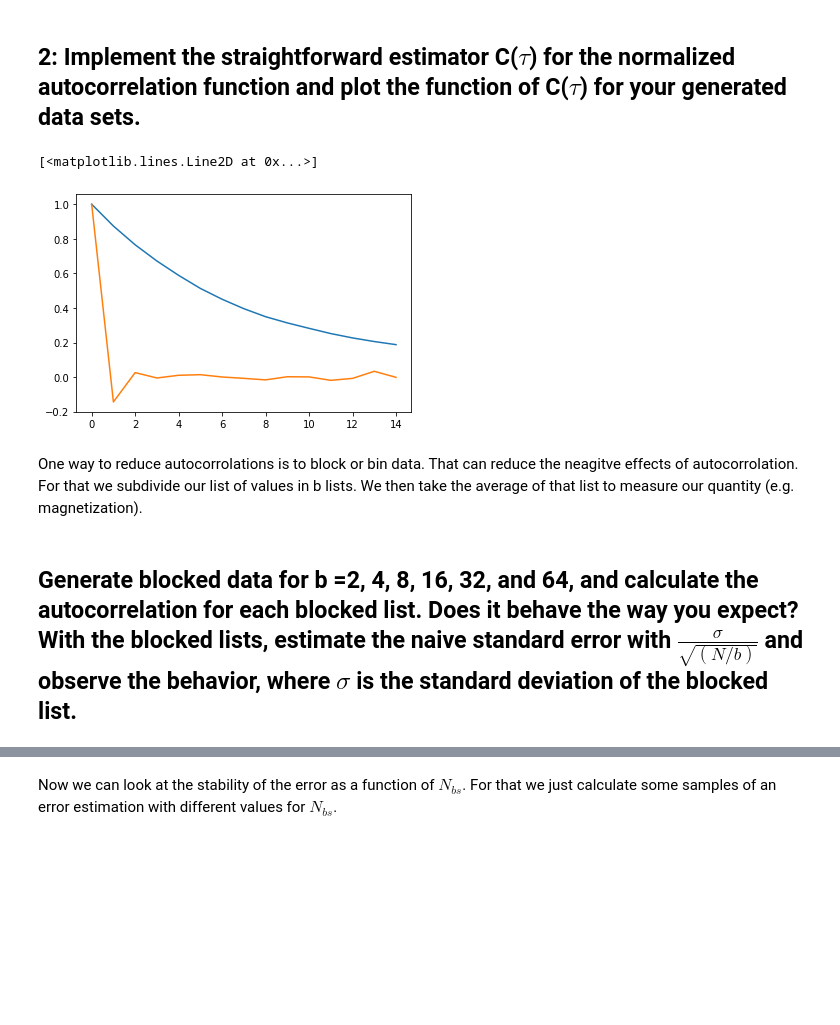
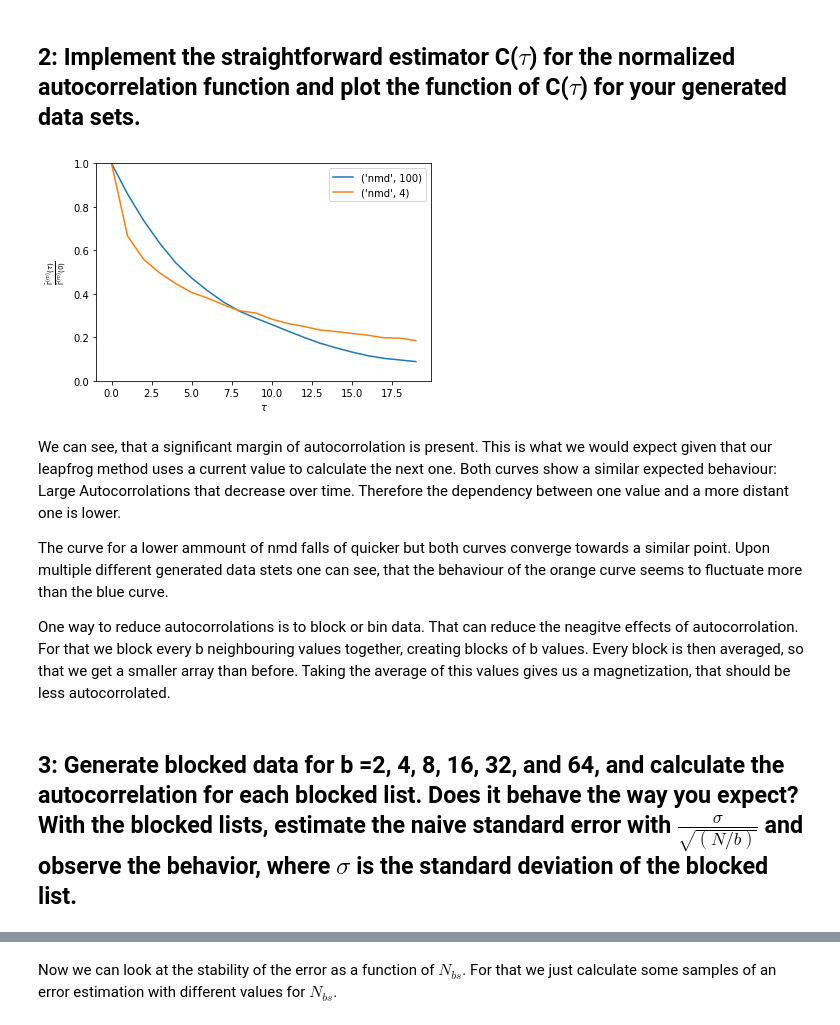
Before and after one commit to Trico94/physics760_Martin, a Jupyter notebook: Exercise 4/exercise4.ipynb, the cells around one changed output, grey strips where cells are left out. Drawn from its saved outputs; the diff is of its cells as text; code cells hidden in the pictures; blank space fills up the shorter version.

```diff
--- a/Exercise 4/exercise4.ipynb
+++ b/Exercise 4/exercise4.ipynb
@@ -14,5 +15,5 @@ import math
 import scipy.special as sp
 # %%
-#The magnetization as defined in exercise 3
-def O_magnetization(phi, N, beta_J, beta_h):
-    return(np.tanh(beta_h+phi))
+# The artificial Hamiltonian as defined in exercise 3
+def Hamiltonian(p , phi, N, beta_J, beta_h):
+    return ((p*p/2)+(phi*phi/(2*(beta_J)))-N*np.log(2*np.cosh(phi+beta_h)))
@@ -106,15 +82,19 @@ Now that we have carried over the functions form the last exercise sheet, we can
 
 The magnetization of the first hundred trajectories of these parameters can be seen in the diagram below:
 # %%
-# Generate Phis with the given parameters, deleting thermalization (first 200 entries) and calculate the magnetization
-phi_array_1 = np.delete(O_magnetization(generate_phi( 5, 0.02, 0.5, 100, 12800), 5, 0.02, 0.5),np.arange(4000))
-phi_array_2 = np.delete(O_magnetization(generate_phi( 5, 0.02, 0.5, 4, 12800), 5, 0.02, 0.5),np.arange(4000))
+# Generate magnetization arrays with the given parameters, deleting thermalization (first 4000 entries)
+phi_array_1 = np.delete(hybrid_mc( 5, 0.1, 0.5, 100, 12800),np.arange(4000))
+phi_array_2 = np.delete(hybrid_mc( 5, 0.1, 0.5, 4, 12800),np.arange(4000))
 
 
 # Plotting said values
-plt.plot(phi_array_1)
-plt.plot(phi_array_2)
+plt.plot(phi_array_1, label="nmd=100")
+plt.plot(phi_array_2, label="nmd=4")
+plt.legend(loc="best")
+plt.xlabel("trajectories")
+plt.ylabel("magnetization")
 plt.xlim(0, 500)
+plt.savefig("pictures/magnetization.png", dpi=600)
 
 # Average of the values (for comparison)
 print("Array 1:", np.average(phi_array_1), "Array 2:", np.average(phi_array_2))
@@ -156,28 +146,40 @@ def autocorrolation_estimator(array, tau, mean):
 # %% [markdown]
 ## 2: Implement the straightforward estimator C($\tau$) for the normalized autocorrelation function and plot the function of C($\tau$) for your generated data sets.
 # %%
-# Initilizing the array for the Values of the estimator
-c_array=np.zeros(30).reshape(2, 15)
+def test_autocorrolation(phi_array, nmd):
+    tau_max=20
 
-# Calculating the mean value for the magnetization arrays
-# (because we don`t want to calculate that term a lot of times
-# in the function)
-mean_array_1=np.average(phi_array_1)
-mean_array_2=np.average(phi_array_2)
+    # Initilizing the array for the Values of the estimator
+    c_array=np.zeros(tau_max)
 
-# Calculating the estimator values for tau \in [1, 15]
-for i in range(0, 15):
-    c_array[0][i]=autocorrolation_estimator(phi_array_1, i, mean_array_1)
-    c_array[1][i]=autocorrolation_estimator(phi_array_2, i, mean_array_2)
+    # Calculating the mean value for the magnetization arrays
+    # (because we don`t want to calculate that term a lot of times
+    # in the function)
+    mean_array=np.average(phi_array)
 
-# Plotting these values
-plt.plot(c_array[0])
-plt.plot(c_array[1])
+    # Calculating the estimator values for tau \in [0, 15]
+    for i in range(0, tau_max):
+        c_array[i]=autocorrolation_estimator(phi_array, i, mean_array)
+    # Plotting these values
+    plt.plot(c_array, label=("nmd", nmd))
+
+# Testing out the autocorrolation of the first and second
+# array by plotting it.
+test_autocorrolation(phi_array_1, 100)
+test_autocorrolation(phi_array_2, 4)
+plt.xlabel(r"$\tau$")
+plt.ylabel(r"$\frac{\bar{\Gamma}^{(m)} (\tau)}{\bar{\Gamma}^{(m)} (0)}$")
+plt.ylim(0, 1)
+plt.legend(loc="best")
+plt.savefig("pictures/autocorrolation.png", dpi=600)
 # %% [output]
-[<matplotlib.lines.Line2D at 0x...>]
-[figure, old version]
+[figure, new version]
-# %% [markdown]
-One way to reduce autocorrolations is to block or bin data. That can reduce the neagitve effects of autocorrolation. For that we subdivide our list of values in b lists. We then take the average of that list to measure our quantity (e.g. magnetization).
+# %% [markdown]
+We can see, that a significant margin of autocorrolation is present. This is what we would expect given that our leapfrog method uses a current value to calculate the next one. Both curves show a similar expected behaviour: Large Autocorrolations that decrease over time. Therefore the dependency between one value and a more distant one is lower.
+
+The curve for a lower ammount of nmd falls of quicker but both curves converge towards a similar point. Upon multiple different generated data stets one can see, that the behaviour of the orange curve seems to fluctuate more than the blue curve.
+
+One way to reduce autocorrolations is to block or bin data. That can reduce the neagitve effects of autocorrolation. For that we block every b neighbouring values together, creating blocks of b values. Every block is then averaged, so that we get a smaller array than before. Taking the average of this values gives us a magnetization, that should be less autocorrolated.
 # %%
 # Bin the original data
 def binning(array, b):
@@ -194,4 +196,4 @@ def binning(array, b):
     # Now we have an array, that is binned
     return (np.array(binned_array))
 # %% [markdown]
-## Generate blocked data for b =2, 4, 8, 16, 32, and 64, and calculate the autocorrelation for each blocked list. Does it behave the way you expect? With the blocked lists, estimate the naive standard error with $\frac{\sigma}{\sqrt{(N/b)}}$ and observe the behavior, where $ \sigma $ is the standard deviation of the blocked list.
+## 3: Generate blocked data for b =2, 4, 8, 16, 32, and 64, and calculate the autocorrelation for each blocked list. Does it behave the way you expect? With the blocked lists, estimate the naive standard error with $\frac{\sigma}{\sqrt{(N/b)}}$ and observe the behavior, where $ \sigma $ is the standard deviation of the blocked list.
```
Also changed, not shown: parts of 19 cells of this notebook, 6 other files.
